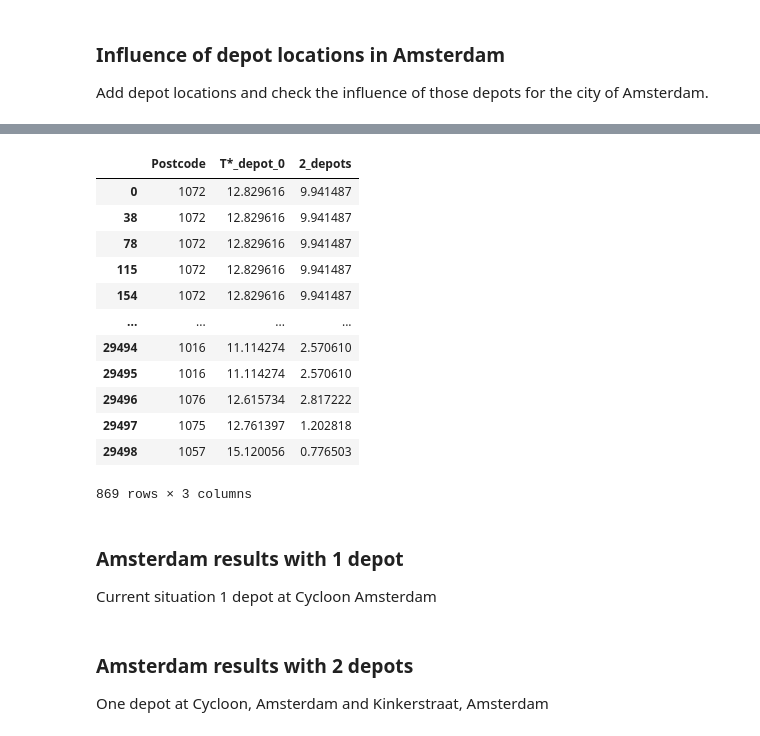
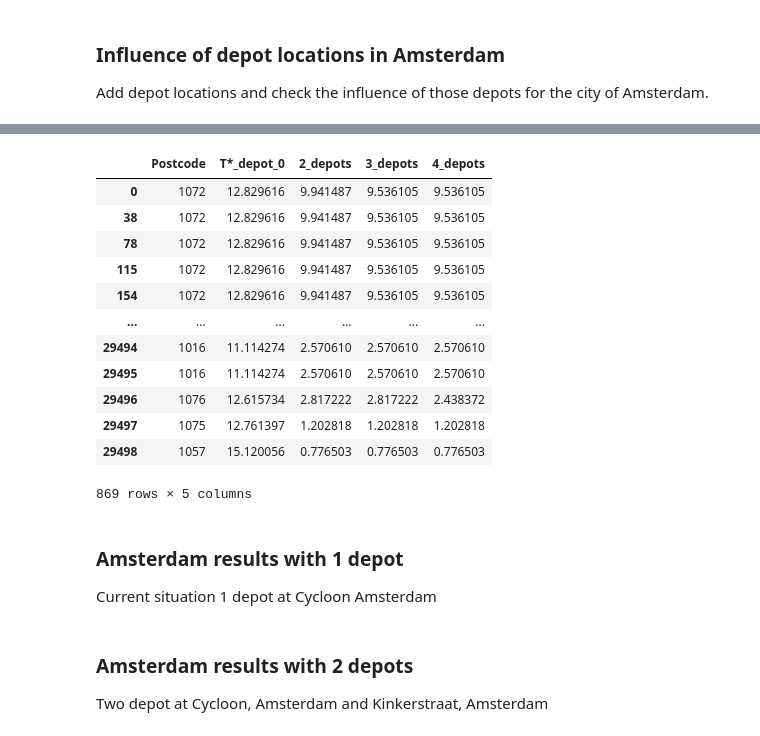
Before and after one commit to teletobbie/last-mile-cargo-bike-delivery, a Jupyter notebook: validation.ipynb, the cells around one changed output, grey strips where cells are left out. Saved outputs shown, nothing was run; the diff lists cells and outputs as text; code cells hidden in the pictures.

```diff
--- a/validation.ipynb
+++ b/validation.ipynb
@@ -62,7 +90,9 @@ Add depot locations and check the influence of those depots for the city of Amst
 lat_long_amsterdam = [52.37003267561365, 4.898141673326259] # starting location of the folium map
 # 52.335365, 4.931324 location Cycloon fiets koerier Amsterdam
 # Kinkerstraat Amsterdam: 52.365272216877884, 4.864477134327737
-depots_locations = [Point(4.931324, 52.335365), Point(4.864477134327737, 52.365272216877884)]
+# Kardijks plein Amsterdam: 52.370838933577176, 4.913064233131087
+# Gustav Mahlerlaan: 52.33667454464343, 4.871429350608954
+depots_locations = [Point(4.931324, 52.335365), Point(4.864477134327737, 52.365272216877884), Point(4.913734812078237, 52.370771777865194), Point(4.871429350608954, 52.33667454464343)]
 # %%
 i = 0
 for depot_location in depots_locations:
@@ -78,4 +108,9 @@ for depot_location in depots_locations:
     # results["D_depot_{0}".format(i)] = distances
     results_amsterdam["T*_depot_{0}".format(i)] = (2*distances) + results_amsterdam["Beardwood approx"]
     i=i+1
+# %%
+# calculate the influence of multiple depots by taking per set of depot the mimimal distance per postcode area
+results_amsterdam["2_depots"] = results_amsterdam[["T*_depot_0", "T*_depot_1"]].min(axis=1)
+results_amsterdam["3_depots"] = results_amsterdam[["T*_depot_0", "T*_depot_1", "T*_depot_2"]].min(axis=1)
+results_amsterdam["4_depots"] = results_amsterdam[["T*_depot_0", "T*_depot_1", "T*_depot_2", "T*_depot_3"]].min(axis=1)
 # %%
@@ -102,19 +135,19 @@ plt.show()
 # %%
-results_amsterdam[["Postcode","T*_depot_0","2_depots"]]
+results_amsterdam[["Postcode","T*_depot_0","2_depots", "3_depots", "4_depots"]]
 # %% [output]
-|  | Postcode | T*_depot_0 | 2_depots |
-| 0 | 1072 | 12.829616 | 9.941487 |
-| 38 | 1072 | 12.829616 | 9.941487 |
-| 78 | 1072 | 12.829616 | 9.941487 |
-| 115 | 1072 | 12.829616 | 9.941487 |
-| 154 | 1072 | 12.829616 | 9.941487 |
-| ... | ... | ... | ... |
-| 29494 | 1016 | 11.114274 | 2.570610 |
-| 29495 | 1016 | 11.114274 | 2.570610 |
-| 29496 | 1076 | 12.615734 | 2.817222 |
-| 29497 | 1075 | 12.761397 | 1.202818 |
-| 29498 | 1057 | 15.120056 | 0.776503 |
+|  | Postcode | T*_depot_0 | 2_depots | 3_depots | 4_depots |
+| 0 | 1072 | 12.829616 | 9.941487 | 9.536105 | 9.536105 |
+| 38 | 1072 | 12.829616 | 9.941487 | 9.536105 | 9.536105 |
+| 78 | 1072 | 12.829616 | 9.941487 | 9.536105 | 9.536105 |
+| 115 | 1072 | 12.829616 | 9.941487 | 9.536105 | 9.536105 |
+| 154 | 1072 | 12.829616 | 9.941487 | 9.536105 | 9.536105 |
+| ... | ... | ... | ... | ... | ... |
+| 29494 | 1016 | 11.114274 | 2.570610 | 2.570610 | 2.570610 |
+| 29495 | 1016 | 11.114274 | 2.570610 | 2.570610 | 2.570610 |
+| 29496 | 1076 | 12.615734 | 2.817222 | 2.817222 | 2.438372 |
+| 29497 | 1075 | 12.761397 | 1.202818 | 1.202818 | 1.202818 |
+| 29498 | 1057 | 15.120056 | 0.776503 | 0.776503 | 0.776503 |
-869 rows × 3 columns
+869 rows × 5 columns
 # %%
 # create function for creating a map
 def create_map(map_start_location, depot_locations, results, depot_amount):
@@ -160,6 +192,6 @@ Current situation 1 depot at Cycloon Amsterdam
 create_map(lat_long_amsterdam, depots_locations, results_amsterdam, 0)
 # %% [markdown]
 ### Amsterdam results with 2 depots
-One depot at Cycloon, Amsterdam and Kinkerstraat, Amsterdam
+Two depot at Cycloon, Amsterdam and Kinkerstraat, Amsterdam
 # %%
 create_map(lat_long_amsterdam, depots_locations, results_amsterdam, 1)
```
Also changed, not shown: parts of 9 cells of this notebook, 3 other files.
